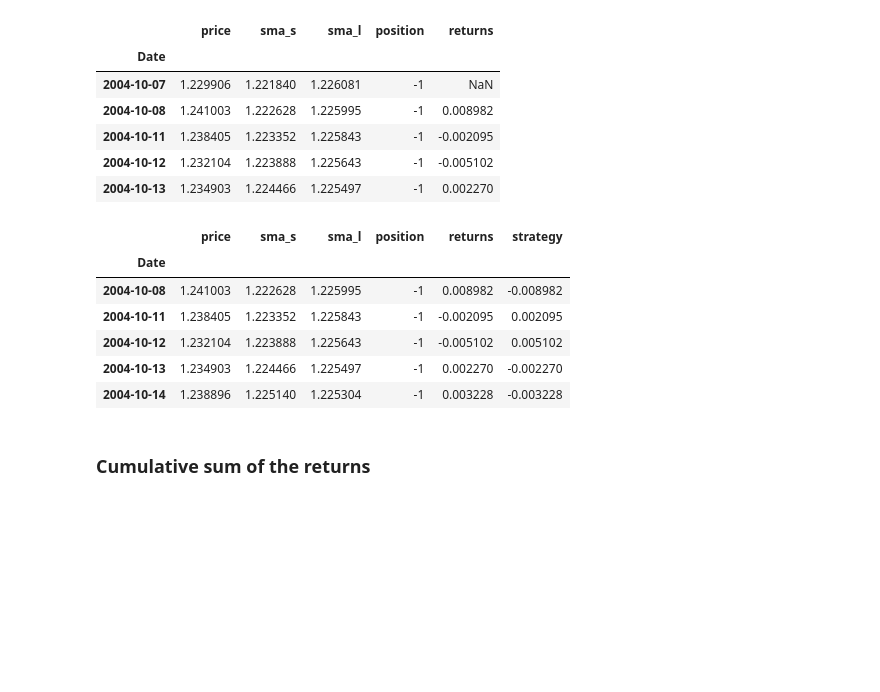
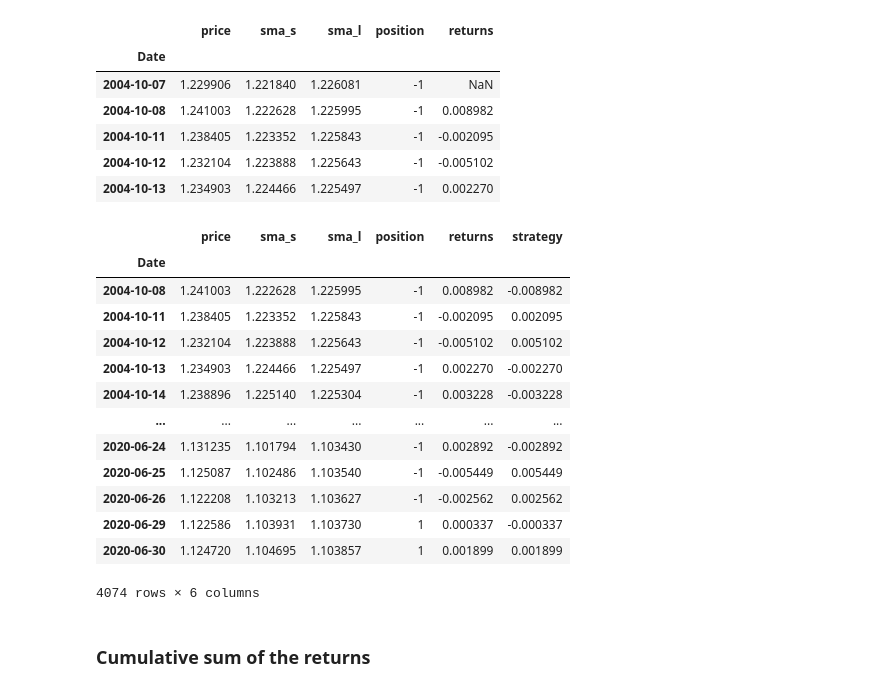
Before and after one commit to northpr/automated_trading, a Jupyter notebook: 03_sma_strategies.ipynb, the cells around one changed output. Drawn from its saved outputs; the diff is of its cells as text; code cells hidden in the pictures; blank space fills up the shorter version.

```diff
--- a/03_sma_strategies.ipynb
+++ b/03_sma_strategies.ipynb
@@ -342,16 +341,23 @@ df_vsb.head()
 # %%
 df_vsb["strategy"] = df_vsb["position"].shift(1) * df_vsb["returns"]
 df_vsb.dropna(inplace=True)
 
-df_vsb.head()
+df_vsb
 # %% [output]
 |  | price | sma_s | sma_l | position | returns | strategy |
 | Date |  |  |  |  |  |  |
 | 2004-10-08 | 1.241003 | 1.222628 | 1.225995 | -1 | 0.008982 | -0.008982 |
 | 2004-10-11 | 1.238405 | 1.223352 | 1.225843 | -1 | -0.002095 | 0.002095 |
 | 2004-10-12 | 1.232104 | 1.223888 | 1.225643 | -1 | -0.005102 | 0.005102 |
 | 2004-10-13 | 1.234903 | 1.224466 | 1.225497 | -1 | 0.002270 | -0.002270 |
 | 2004-10-14 | 1.238896 | 1.225140 | 1.225304 | -1 | 0.003228 | -0.003228 |
+| ... | ... | ... | ... | ... | ... | ... |
+| 2020-06-24 | 1.131235 | 1.101794 | 1.103430 | -1 | 0.002892 | -0.002892 |
+| 2020-06-25 | 1.125087 | 1.102486 | 1.103540 | -1 | -0.005449 | 0.005449 |
+| 2020-06-26 | 1.122208 | 1.103213 | 1.103627 | -1 | -0.002562 | 0.002562 |
+| 2020-06-29 | 1.122586 | 1.103931 | 1.103730 | 1 | 0.000337 | -0.000337 |
+| 2020-06-30 | 1.124720 | 1.104695 | 1.103857 | 1 | 0.001899 | 0.001899 |
+4074 rows × 6 columns
 # %% [markdown]
 ### Cumulative sum of the returns
 # %%
```
Also changed, not shown: parts of 2 cells of this notebook, 2 other files.
